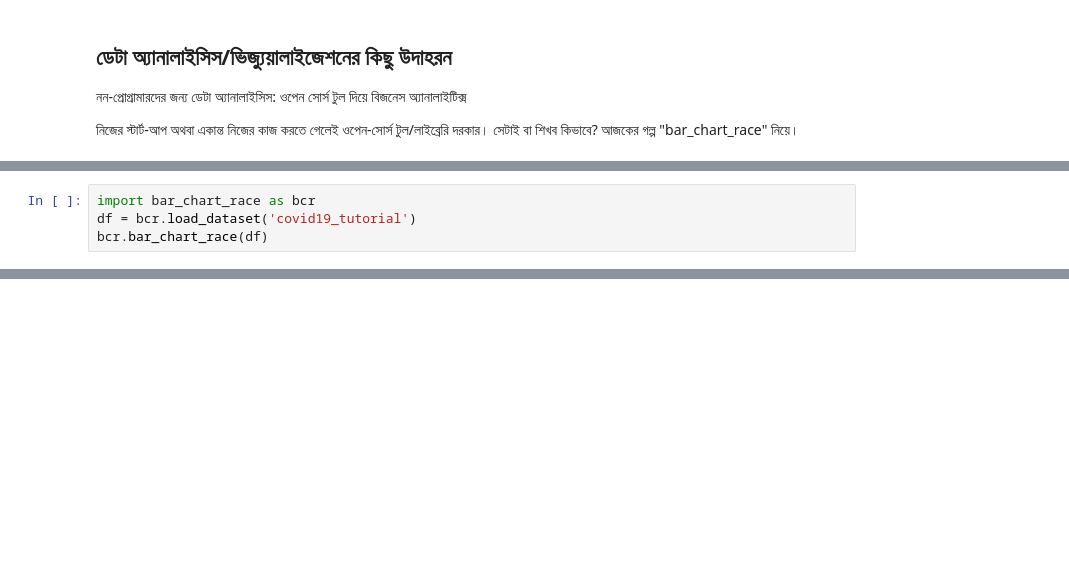
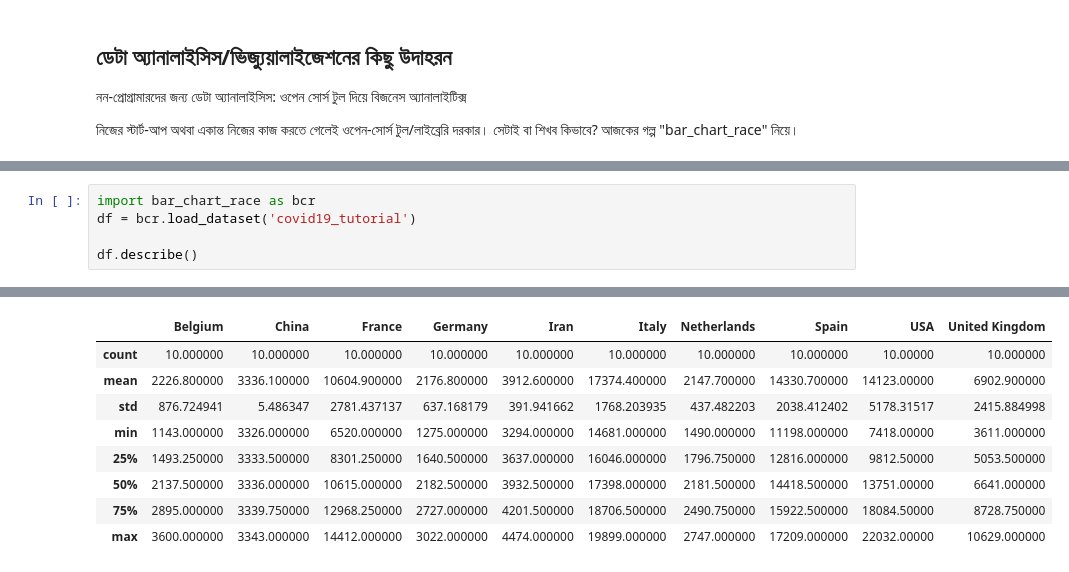
Before and after one commit to raqueeb/data_analyst, a Jupyter notebook: plot_moving_race_bars_animation_opensource.ipynb, the cells around one changed output, grey strips where cells are left out. Drawn from its saved outputs; the diff is of its cells as text; blank space fills up the shorter version.

```diff
--- a/plot_moving_race_bars_animation_opensource.ipynb
+++ b/plot_moving_race_bars_animation_opensource.ipynb
@@ -25,5 +25,6 @@ Successfully installed bar-chart-race-0.1.0
 # %%
 import bar_chart_race as bcr
 df = bcr.load_dataset('covid19_tutorial')
-bcr.bar_chart_race(df)
+
+df.describe()
 # %% [output]
@@ -30,0 +31,9 @@ bcr.bar_chart_race(df)
+|  | Belgium | China | France | Germany | Iran | Italy | Netherlands | Spain | USA | United Kingdom |
+| count | 10.000000 | 10.000000 | 10.000000 | 10.000000 | 10.000000 | 10.000000 | 10.000000 | 10.000000 | 10.00000 | 10.000000 |
+| mean | 2226.800000 | 3336.100000 | 10604.900000 | 2176.800000 | 3912.600000 | 17374.400000 | 2147.700000 | 14330.700000 | 14123.00000 | 6902.900000 |
+| std | 876.724941 | 5.486347 | 2781.437137 | 637.168179 | 391.941662 | 1768.203935 | 437.482203 | 2038.412402 | 5178.31517 | 2415.884998 |
+| min | 1143.000000 | 3326.000000 | 6520.000000 | 1275.000000 | 3294.000000 | 14681.000000 | 1490.000000 | 11198.000000 | 7418.00000 | 3611.000000 |
+| 25% | 1493.250000 | 3333.500000 | 8301.250000 | 1640.500000 | 3637.000000 | 16046.000000 | 1796.750000 | 12816.000000 | 9812.50000 | 5053.500000 |
+| 50% | 2137.500000 | 3336.000000 | 10615.000000 | 2182.500000 | 3932.500000 | 17398.000000 | 2181.500000 | 14418.500000 | 13751.00000 | 6641.000000 |
+| 75% | 2895.000000 | 3339.750000 | 12968.250000 | 2727.000000 | 4201.500000 | 18706.500000 | 2490.750000 | 15922.500000 | 18084.50000 | 8728.750000 |
+| max | 3600.000000 | 3343.000000 | 14412.000000 | 3022.000000 | 4474.000000 | 19899.000000 | 2747.000000 | 17209.000000 | 22032.00000 | 10629.000000 |
```
Also changed, not shown: parts of 4 cells of this notebook.
